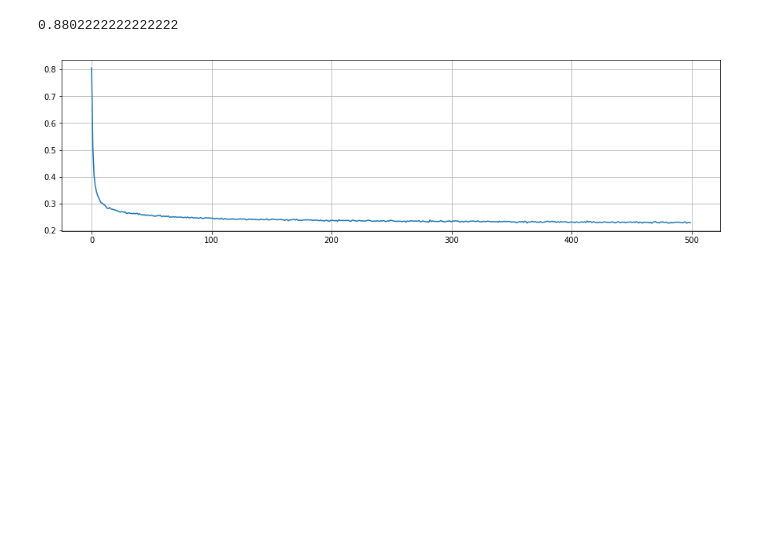
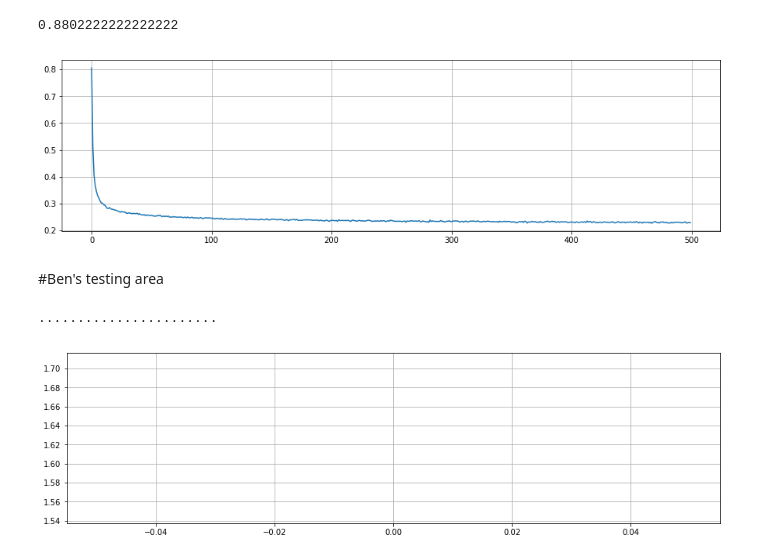
Before and after one commit to desultir/assign1, a Jupyter notebook: MNN.ipynb, the cells around one changed output. Saved outputs shown, nothing was run; the diff lists cells and outputs as text; code cells hidden in the pictures; blank space fills up the shorter version.

```diff
--- a/MNN.ipynb
+++ b/MNN.ipynb
@@ -800,6 +831,6 @@ elif relu:
 else:
   nn = MLP([128,60,10], [None,'logistic','tanh'], False)
   start = time.time()
-  MSE = nn.fit_mb_BN(train, train_target, 32, learning_rate=0.001, epochs=25, dropout_p=1)
+  MSE = nn.fit_mb_BN(train, train_target, 32, learning_rate=0.01, epochs=25, dropout_p=1)
   print("{}s to train".format(time.time() - start))
 print('loss:%f'%MSE[-1])
@@ -963,3 +999,34 @@ pl.plot(MSE)
 pl.grid()
 # %% [output]
 [figure]
+# %% [markdown]
+#Ben's testing area
+# %%
+np.seterr(all="warn")
+np.random.seed(1)
+procdata = np.copy(data)
+preprocess(procdata, 'zscore')
+
+#split data
+train, train_target, validate, validate_target = split(procdata, label)
+#one hot encode targets
+train_target = OHE(train_target, 10)
+validate_target = OHE(validate_target, 10)
+second_layer = False
+relu = True
+if second_layer:
+  nn = MLP([128,69,99,10], [None,'relu','relu', 'softmax'])
+elif relu:
+  nn = MLP([128,69,99,10], [None,'relu','relu', 'softmax'])
+  #nn.set_early_stopping(validate, validate_target, 10)
+  start = time.time()
+  MSE = nn.fit_mb(train, train_target, learning_rate=0.1, epochs=500, mini_batch_size=32)
+  print("{}s to train".format(time.time() - start))
+else:
+  nn = MLP([128,30,10], [None,'relu','softmax'], init_uniform=False, weight_decay=0)
+  start = time.time()
+  MSE = nn.fit_mb(train, train_target, learning_rate=0.1, epochs=500, mini_batch_size=32)
+  print("{}s to train".format(time.time() - start))
+print('loss:%f'%MSE[-1])
+# %% [output]
+.......................
@@ -965,0 +1036,6 @@ pl.grid()
+# %%
+pl.figure(figsize=(15,4))
+pl.plot(MSE)
+pl.grid()
+# %% [output]
+[figure, added]
```
Also changed, not shown: parts of 11 cells of this notebook.
